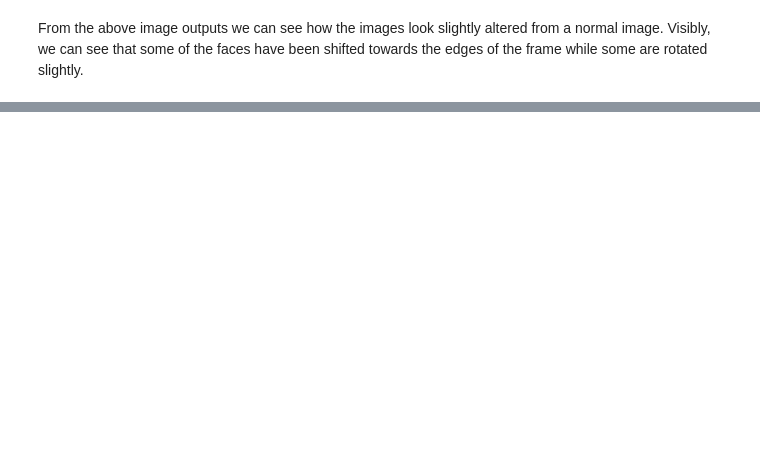
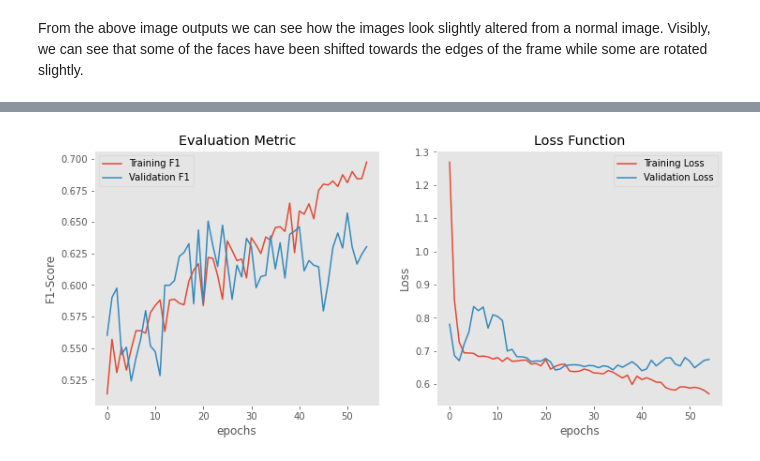
Before and after one commit to harrisonnoble/ml-projects, a Jupyter notebook: Lab 6/Lab 6.ipynb, the cells around one changed output, grey strips where cells are left out. Cells and saved outputs as stored; diff of their text form; code cells hidden in the pictures; blank space fills up the shorter version.

```diff
--- a/Lab 6/Lab 6.ipynb
+++ b/Lab 6/Lab 6.ipynb
@@ -278,0 +417,6 @@ Epoch 10/10
+# %%
+plot_history(hist2)
+loss, f1_score = cnn2.evaluate(X_test, y_test, verbose=0)
+print('Loss:', loss, 'F1-Score:', f1_score)
+# %% [output]
+[figure, added]
```
Also changed, not shown: parts of 42 cells of this notebook.
